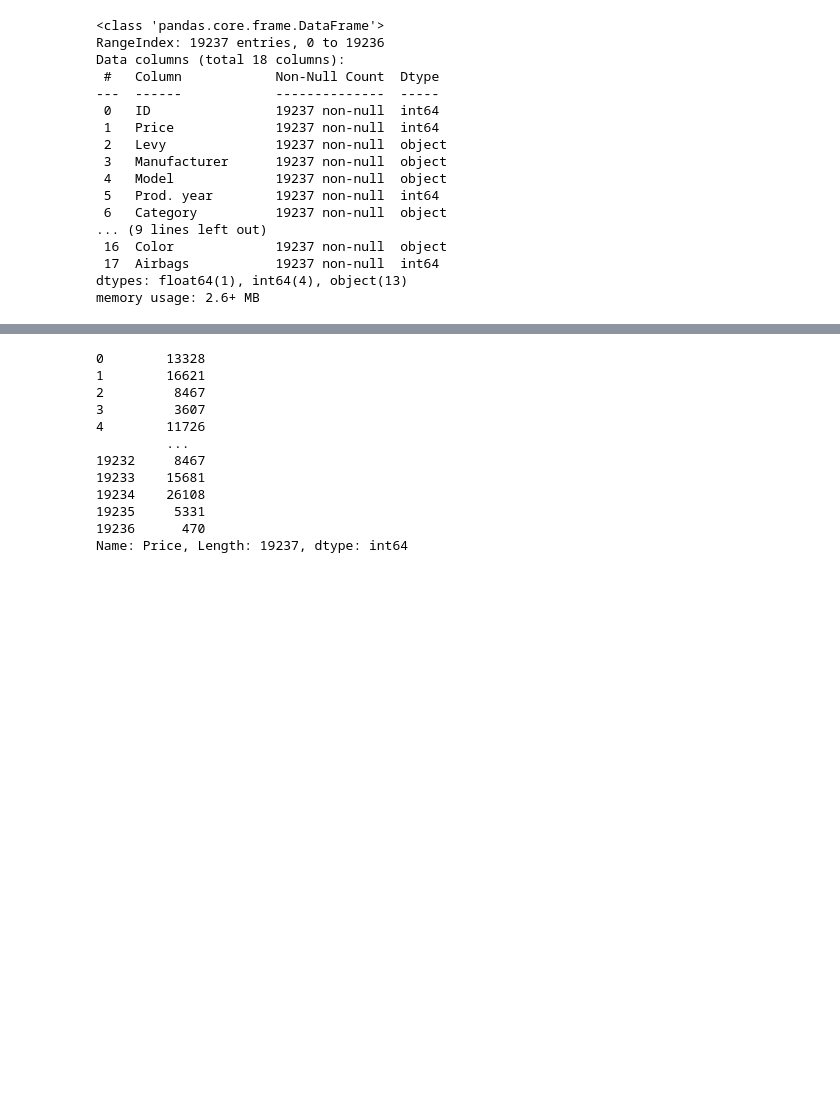
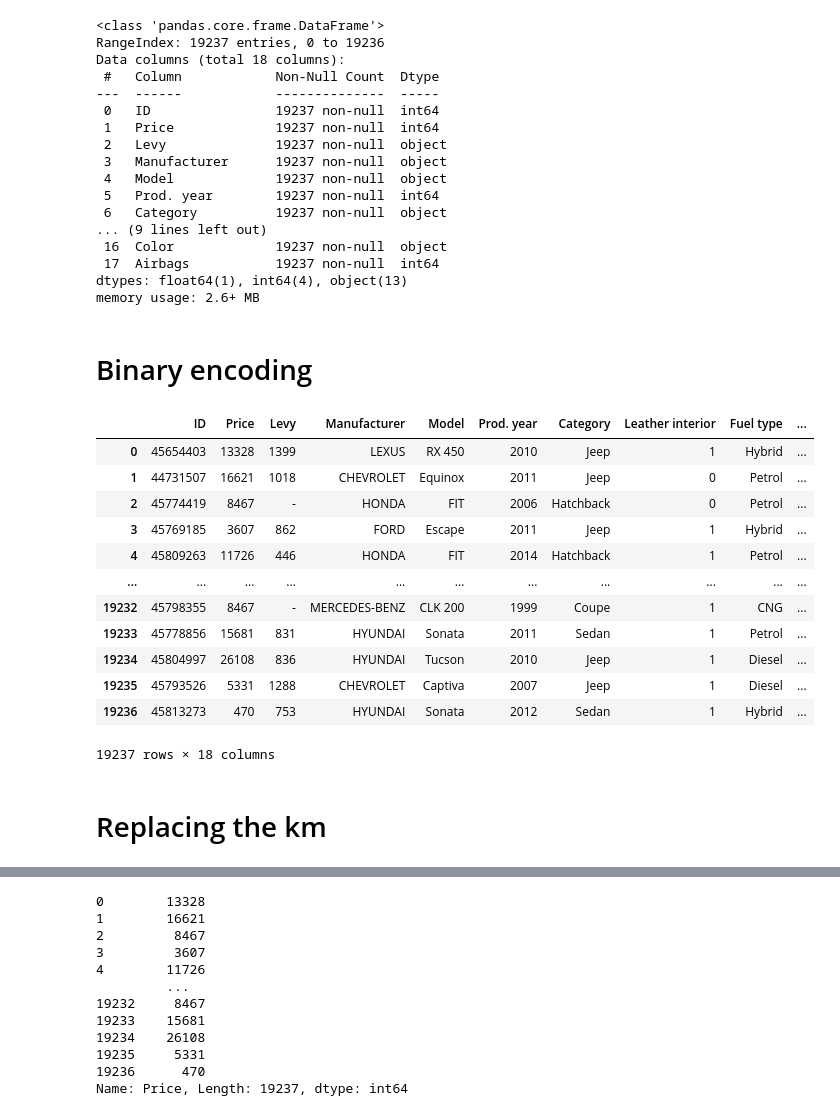
Before and after one commit to tuhinCr7/Linear-Regression, a Jupyter notebook: Linear_regression.ipynb, the cells around one changed output, grey strips where cells are left out. Saved outputs shown, nothing was run; the diff lists cells and outputs as text; code cells hidden in the pictures; blank space fills up the shorter version.

```diff
--- a/Linear_regression.ipynb
+++ b/Linear_regression.ipynb
@@ -65,5 +65,25 @@ Data columns (total 18 columns):
  17  Airbags           19237 non-null  int64
 dtypes: float64(1), int64(4), object(13)
 memory usage: 2.6+ MB
-# %%
-df = df.drop(columns=['ID'])
+# %% [markdown]
+# Binary encoding
+# %%
+df['Leather interior'] = df['Leather interior'].map({'Yes':1, 'No':0})
+# %%
+df
+# %% [output]
+|  | ID | Price | Levy | Manufacturer | Model | Prod. year | Category | Leather interior | Fuel type | ... |
+| 0 | 45654403 | 13328 | 1399 | LEXUS | RX 450 | 2010 | Jeep | 1 | Hybrid | ... |
+| 1 | 44731507 | 16621 | 1018 | CHEVROLET | Equinox | 2011 | Jeep | 0 | Petrol | ... |
+| 2 | 45774419 | 8467 | - | HONDA | FIT | 2006 | Hatchback | 0 | Petrol | ... |
+| 3 | 45769185 | 3607 | 862 | FORD | Escape | 2011 | Jeep | 1 | Hybrid | ... |
+| 4 | 45809263 | 11726 | 446 | HONDA | FIT | 2014 | Hatchback | 1 | Petrol | ... |
+| ... | ... | ... | ... | ... | ... | ... | ... | ... | ... | ... |
+| 19232 | 45798355 | 8467 | - | MERCEDES-BENZ | CLK 200 | 1999 | Coupe | 1 | CNG | ... |
+| 19233 | 45778856 | 15681 | 831 | HYUNDAI | Sonata | 2011 | Sedan | 1 | Petrol | ... |
+| 19234 | 45804997 | 26108 | 836 | HYUNDAI | Tucson | 2010 | Jeep | 1 | Diesel | ... |
+| 19235 | 45793526 | 5331 | 1288 | CHEVROLET | Captiva | 2007 | Jeep | 1 | Diesel | ... |
+| 19236 | 45813273 | 470 | 753 | HYUNDAI | Sonata | 2012 | Sedan | 1 | Hybrid | ... |
+19237 rows × 18 columns
+# %% [markdown]
+# Replacing the km
```
Also changed, not shown: parts of 30 cells of this notebook.
